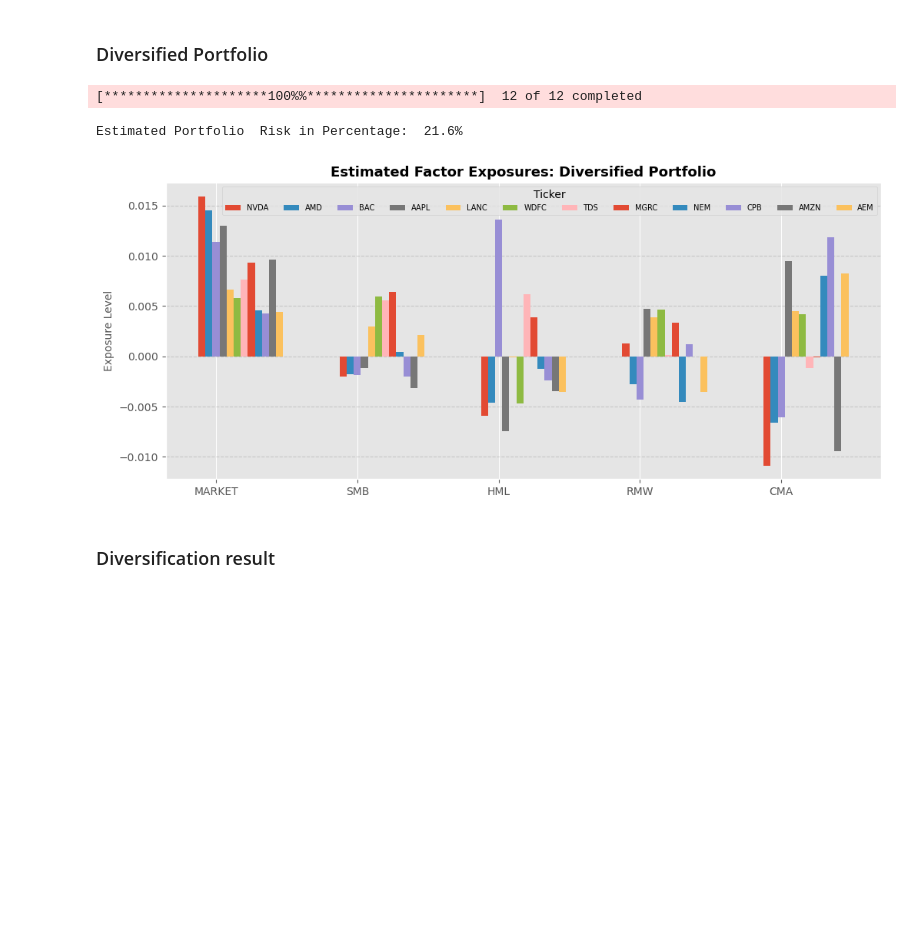
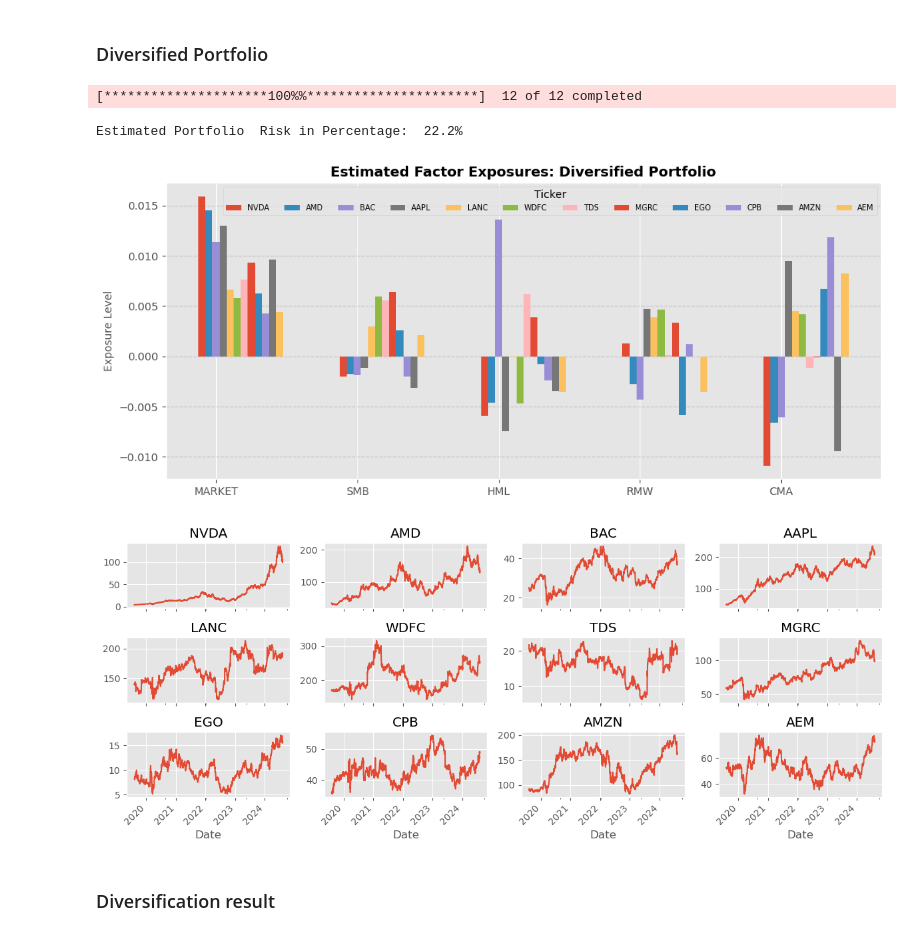
Before and after one commit to musandur/portfolio-constrction-and-diversification, a Jupyter notebook: portfolio_diversification.ipynb, the cells around one changed output. Drawn from its saved outputs; the diff is of its cells as text; code cells hidden in the pictures; blank space fills up the shorter version.

```diff
--- a/portfolio_diversification.ipynb
+++ b/portfolio_diversification.ipynb
@@ -106,7 +101,7 @@ class portfolio_risk_and_beta_estimates(object):
         return risk_p
 
 
-
+    # bar plot  the estimated risk exposures
     def plot_estimated_risk_exposures(self, title, figure_size=(12, 5)):
 
         estimated_data = self.estimate_risk_exposure_and_specific_returns()
@@ -132,6 +127,25 @@ class portfolio_risk_and_beta_estimates(object):
 
         ax.legend(ncol=len(self.ticker_list), title='Ticker', fontsize=7.1)
         plt.show()
+
+    # plot the selected assets
+    def plot_selected_assets(self, close_prices, nrows, ncols):
+
+        fig, axes = plt.subplots(nrows=nrows, ncols=ncols, figsize=(12, 5), sharex=True)
+        axes = axes.flatten()
+
+        for i, ticker in enumerate(self.ticker_list):
+
+            ax = axes[i]
+            close_prices[ticker].plot(ax=ax, title=ticker)
+            ax.set_title(ticker)
+
+            ax.xaxis.set_major_locator(mdates.YearLocator())
+            ax.xaxis.set_major_formatter(mdates.DateFormatter('%Y'))
+
+            plt.setp(ax.get_xticklabels(), rotation=45)
+
+        plt.tight_layout()
 # %%
 # download the fama-and-french-five-factor data
 factor_data = (web.DataReader('F-F_Research_Data_5_Factors_2x3_daily', 'famafrench',
@@ -175,23 +192,26 @@ Estimated Portfolio  Risk in Percentage:  30.4%
 # %% [markdown]
 ### Diversified Portfolio
 # %%
-diversified_ticker_list = ['NVDA', 'AMD', 'BAC', 'AAPL', 'LANC', 'WDFC','TDS',  'MGRC', 'NEM', 'CPB', 'AMZN', 'AEM'] # GOLD
+diversified_ticker_list = ['NVDA', 'AMD', 'BAC', 'AAPL', 'LANC', 'WDFC','TDS',  'MGRC', 'EGO', 'CPB', 'AMZN', 'AEM']
 historical_data = yf.download(tickers=diversified_ticker_list, start='2019-08-08', end='2024-08-09')
 diversified_close_prices = historical_data['Adj Close']
 diversified_daily_ret = diversified_close_prices.pct_change().dropna()
 # print(daily_ret.head())
 diversified_daily_ret.index.name = 'date'
 diversified_daily_ret.columns.name = ''
 
 diversified_portfolio = portfolio_risk_and_beta_estimates(diversified_ticker_list, diversified_daily_ret, factor_data, risk_factor_names)
 
-diversified_risk_p = diversified_portfolio.estimate_portfolio_risk(252)
+diversified_risk_p = diversified_portfolio.estimate_portfolio_risk(annualized_coef=252)
 
 diversified_portfolio.plot_estimated_risk_exposures(title='Estimated Factor Exposures: Diversified Portfolio')
+
+diversified_portfolio.plot_selected_assets(diversified_close_prices, nrows=3, ncols=4)
 # %% [output]
 [*********************100%%**********************]  12 of 12 completed
-Estimated Portfolio  Risk in Percentage:  21.6%
+Estimated Portfolio  Risk in Percentage:  22.2%
-[figure, old version]
+[figure, new version]
+[figure, added]
 # %% [markdown]
 ### Diversification result
 # %%
```
Also changed, not shown: parts of 6 cells of this notebook, 1 other file.
